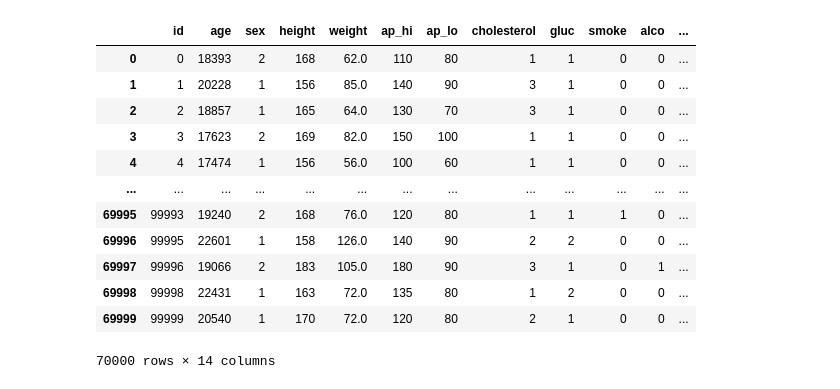
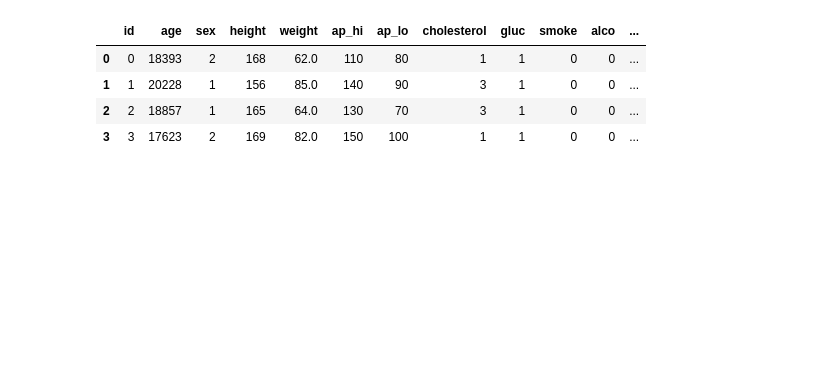
Before and after one commit to ForwardingAgent/Data_Analysis, a Jupyter notebook: Untitled.ipynb, the cells around one changed output. Drawn from its saved outputs; the diff is of its cells as text; code cells hidden in the pictures; blank space fills up the shorter version.

```diff
--- a/Untitled.ipynb
+++ b/Untitled.ipynb
@@ -10,20 +10,12 @@ df['overweight'] = 0
 # %%
 df2 = df.copy(deep=True)
 # %%
-df2
+df2.head(4)
 # %% [output]
 |  | id | age | sex | height | weight | ap_hi | ap_lo | cholesterol | gluc | smoke | alco | ... |
 | 0 | 0 | 18393 | 2 | 168 | 62.0 | 110 | 80 | 1 | 1 | 0 | 0 | ... |
 | 1 | 1 | 20228 | 1 | 156 | 85.0 | 140 | 90 | 3 | 1 | 0 | 0 | ... |
 | 2 | 2 | 18857 | 1 | 165 | 64.0 | 130 | 70 | 3 | 1 | 0 | 0 | ... |
 | 3 | 3 | 17623 | 2 | 169 | 82.0 | 150 | 100 | 1 | 1 | 0 | 0 | ... |
-| 4 | 4 | 17474 | 1 | 156 | 56.0 | 100 | 60 | 1 | 1 | 0 | 0 | ... |
-| ... | ... | ... | ... | ... | ... | ... | ... | ... | ... | ... | ... | ... |
-| 69995 | 99993 | 19240 | 2 | 168 | 76.0 | 120 | 80 | 1 | 1 | 1 | 0 | ... |
-| 69996 | 99995 | 22601 | 1 | 158 | 126.0 | 140 | 90 | 2 | 2 | 0 | 0 | ... |
-| 69997 | 99996 | 19066 | 2 | 183 | 105.0 | 180 | 90 | 3 | 1 | 0 | 1 | ... |
-| 69998 | 99998 | 22431 | 1 | 163 | 72.0 | 135 | 80 | 1 | 2 | 0 | 0 | ... |
-| 69999 | 99999 | 20540 | 1 | 170 | 72.0 | 120 | 80 | 2 | 1 | 0 | 0 | ... |
-70000 rows × 14 columns
 # %%
 # Add 'overweight' column
```
Also changed, not shown: parts of 15 cells of this notebook, 1 other file.
